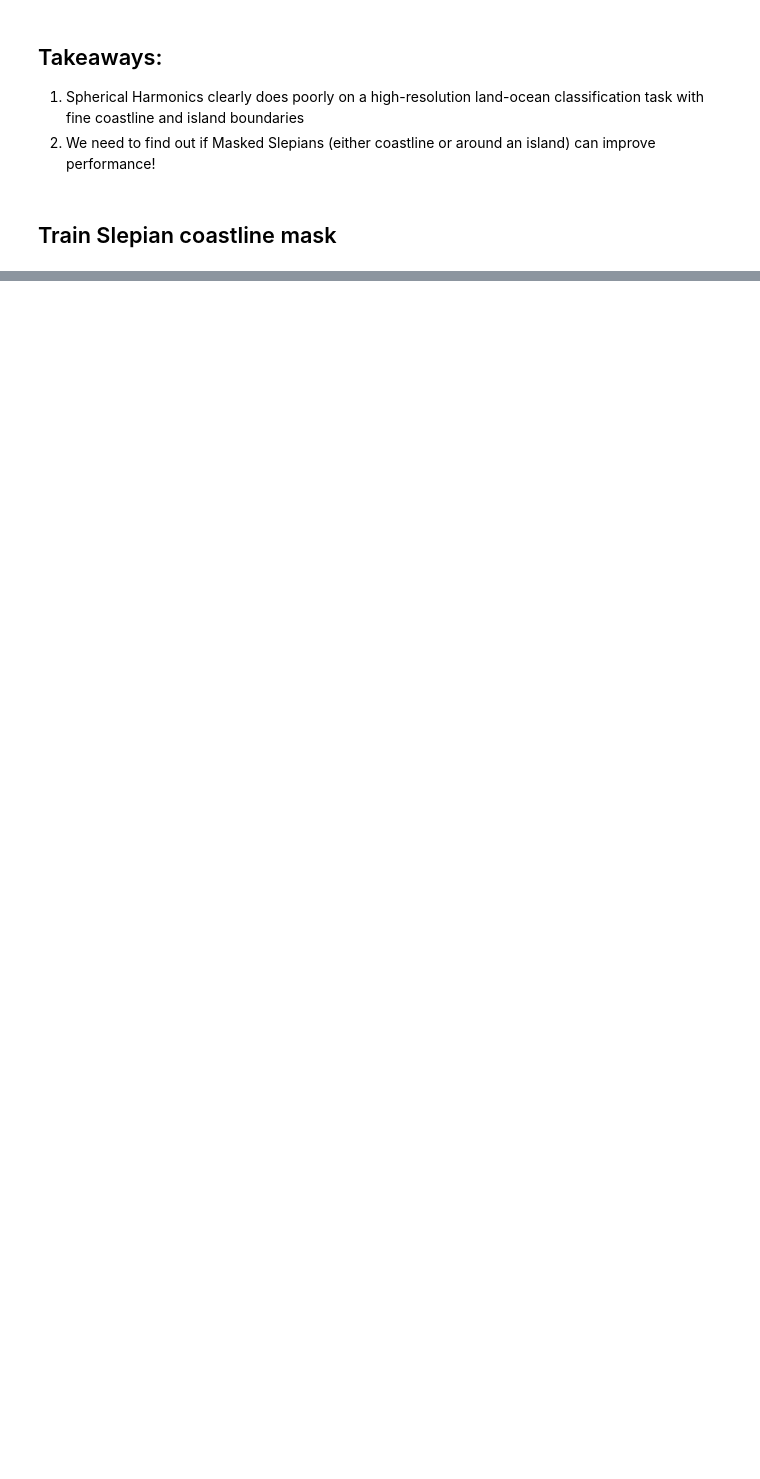
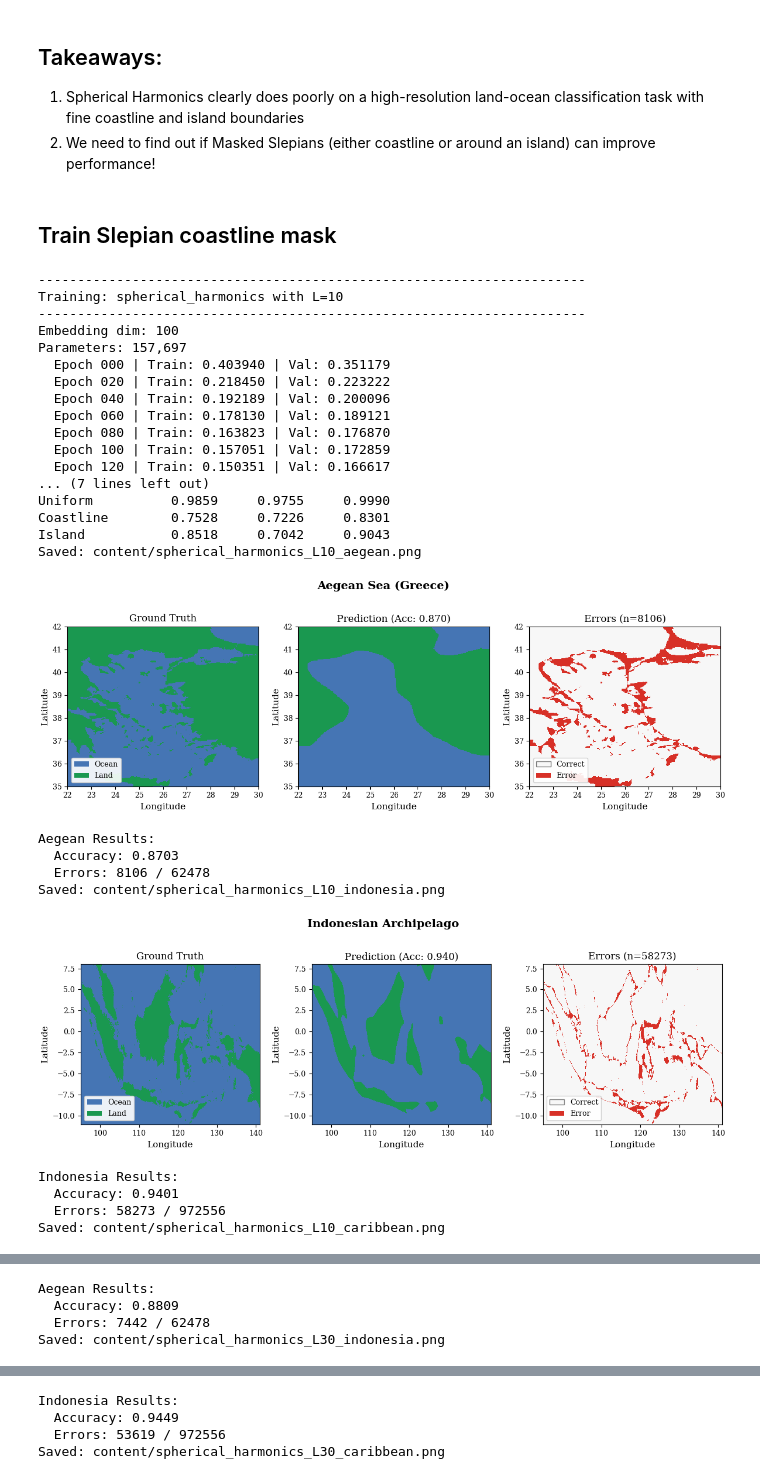
Before and after one commit to tessao1/slepian-location-encoding, a Jupyter notebook: src/High_Resolution_Land_Ocean_Classification.ipynb, the cells around one changed output, grey strips where cells are left out. Saved outputs shown, nothing was run; the diff lists cells and outputs as text; code cells hidden in the pictures; blank space fills up the shorter version.

```diff
--- a/src/High_Resolution_Land_Ocean_Classification.ipynb
+++ b/src/High_Resolution_Land_Ocean_Classification.ipynb
@@ -865,13 +846,2 @@ Island           0.7945     0.5725     0.8248
 # %% [markdown]
 ## Lets visualize our results!
-# %%
-from visualization import (
-    plot_region_comparison,
-    plot_all_regions,
-    plot_model_comparison,
-    print_region_metrics,
-    load_land_geometry
-)
-
-# load land geometry once (reuse for all plots)
-land_union = load_land_geometry()
@@ -923,8 +884,8 @@ Saved: content/carib.png
 ## Train Slepian coastline mask
 # %%
 # Configuration for experiments
-ENCODER_TYPES = ['spherical_harmonics', 'slepian_hybrid']
-L_VALUES = [10, 40]
+ENCODER_TYPES = ['spherical_harmonics', 'slepian_hybrid', 'slepian']
+L_VALUES = [10, 30]
 REGIONS = ['Aegean', 'Indonesia', 'Caribbean']
 
 # Store all results
@@ -944,6 +905,9 @@ for encoder_type in ENCODER_TYPES:
             encoder_slepian = SlepianMaskedEncoder(L=L)
             encoder = SlepianHybridEncoder(encoder_sh, encoder_slepian)
             model_name = f"Hybrid_L{L}"
+        elif encoder_type == 'slepian':
+            encoder = SlepianMaskedEncoder(L=L)
+            model_name = f"Slepian_L{L}"
 
         model = EncoderMLP(encoder, hidden_dim=256, num_layers=3)
 
@@ -998,30 +962,58 @@ for encoder_type in ENCODER_TYPES:
         if torch.cuda.is_available():
             torch.cuda.empty_cache()
 
 print("\n" + "="*70)
 print("SUMMARY OF ALL EXPERIMENTS")
 print("="*70)
 
 for key, result in all_results.items():
     print(f"\n{key}:")
     print(f"  Model: {result['model_name']}")
     print(f"  Test Results:")
     for test_name, metrics in result['test_results'].items():
         print(f"    {test_name}: Acc={metrics['accuracy']:.4f}, F1={metrics['f1']:.4f}, AUC={metrics['auc']:.4f}")
 
 
 summary_data = []
 for key, result in all_results.items():
     for test_name, metrics in result['test_results'].items():
         summary_data.append({
             'encoder_type': result['encoder_type'],
             'L': result['L'],
             'test_set': test_name,
             'accuracy': metrics['accuracy'],
             'f1': metrics['f1'],
             'auc': metrics['auc']
         })
 
 summary_df = pd.DataFrame(summary_data)
 summary_df.to_csv('content/experiment_results_summary.csv', index=False)
 print("\nResults saved to: content/experiment_results_summary.csv")
+# %% [output]
+----------------------------------------------------------------------
+Training: spherical_harmonics with L=10
+----------------------------------------------------------------------
+Embedding dim: 100
+Parameters: 157,697
+  Epoch 000 | Train: 0.403940 | Val: 0.351179
+  Epoch 020 | Train: 0.218450 | Val: 0.223222
+  Epoch 040 | Train: 0.192189 | Val: 0.200096
+  Epoch 060 | Train: 0.178130 | Val: 0.189121
+  Epoch 080 | Train: 0.163823 | Val: 0.176870
+  Epoch 100 | Train: 0.157051 | Val: 0.172859
+  Epoch 120 | Train: 0.150351 | Val: 0.166617
+... (7 lines left out)
+Uniform          0.9859     0.9755     0.9990
+Coastline        0.7528     0.7226     0.8301
+Island           0.8518     0.7042     0.9043
+Saved: content/spherical_harmonics_L10_aegean.png
+[figure, added]
+Aegean Results:
+  Accuracy: 0.8703
+  Errors: 8106 / 62478
+Saved: content/spherical_harmonics_L10_indonesia.png
+[figure, added]
+Indonesia Results:
+  Accuracy: 0.9401
+  Errors: 58273 / 972556
+Saved: content/spherical_harmonics_L10_caribbean.png
@@ -1027,0 +1042,4 @@ print("\nResults saved to: content/experiment_results_summary.csv")
+Aegean Results:
+  Accuracy: 0.8809
+  Errors: 7442 / 62478
+Saved: content/spherical_harmonics_L30_indonesia.png
@@ -1027,0 +1047,4 @@ print("\nResults saved to: content/experiment_results_summary.csv")
+Indonesia Results:
+  Accuracy: 0.9449
+  Errors: 53619 / 972556
+Saved: content/spherical_harmonics_L30_caribbean.png
```
Also changed, not shown: parts of 10 cells of this notebook.
